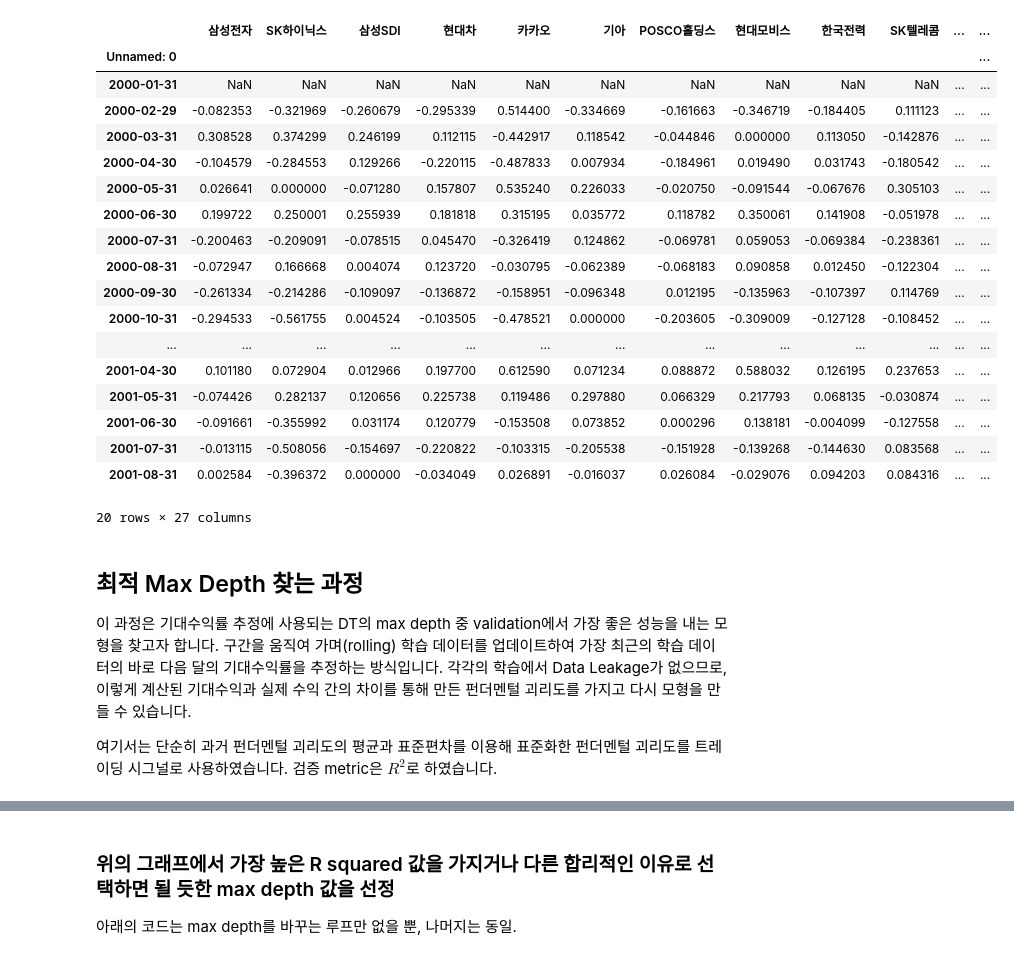
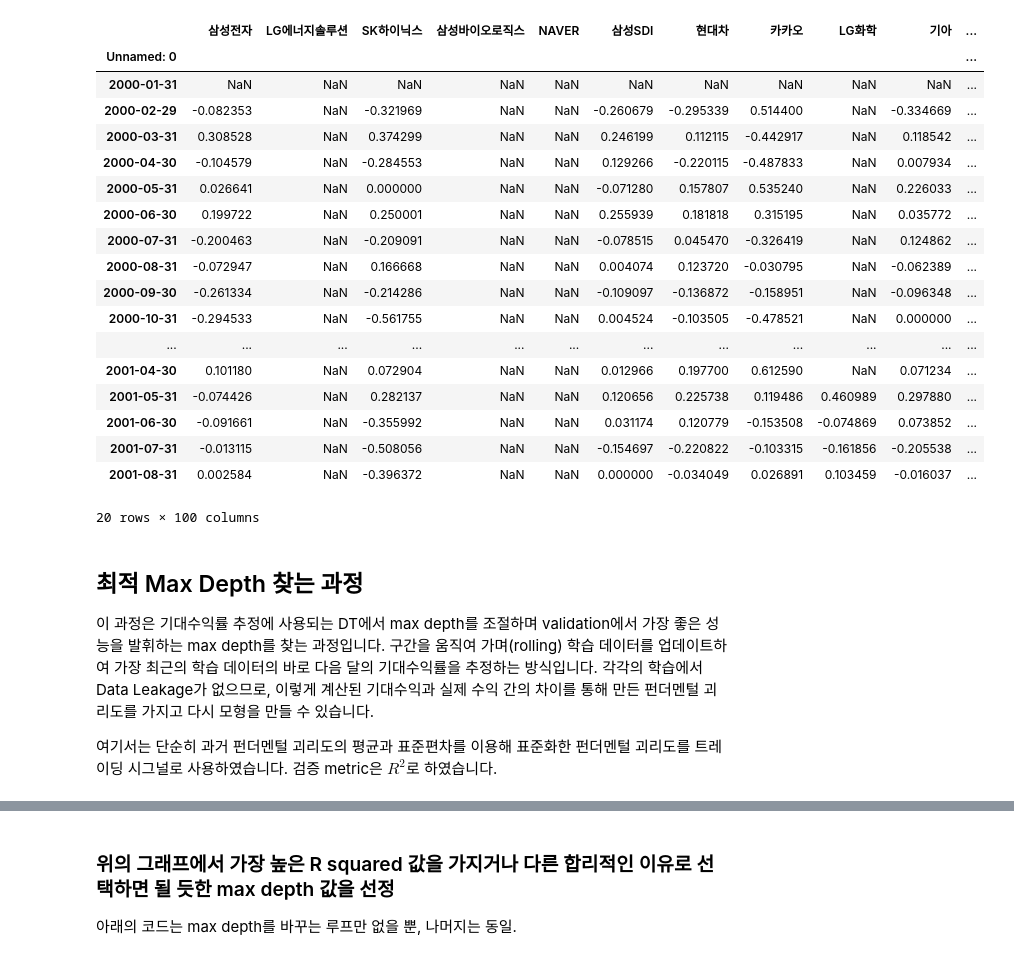
Before and after one commit to DalkomCandy/Python, a Jupyter notebook: 10. Finance/금융머신러닝/기말과제/정리본.ipynb, the cells around one changed output, grey strips where cells are left out. Saved outputs shown, nothing was run; the diff lists cells and outputs as text; code cells hidden in the pictures.

```diff
--- a/10. Finance/금융머신러닝/기말과제/정리본.ipynb
+++ b/10. Finance/금융머신러닝/기말과제/정리본.ipynb
@@ -57,34 +74,34 @@ sale.head(30)
 # %%
 returns = price.pct_change()
 # %%
-price = price.dropna(axis=1)
+#price = price.dropna(axis=1)
 returns = price.shift(0).pct_change()
 returns0 = price.shift(0).pct_change()
 returns.head(20)
 # %% [output]
-|  | 삼성전자 | SK하이닉스 | 삼성SDI | 현대차 | 카카오 | 기아 | POSCO홀딩스 | 현대모비스 | 한국전력 | SK텔레콤 | ... | ... |
-| Unnamed: 0 |  |  |  |  |  |  |  |  |  |  |  | ... |
-| 2000-01-31 | NaN | NaN | NaN | NaN | NaN | NaN | NaN | NaN | NaN | NaN | ... | ... |
-| 2000-02-29 | -0.082353 | -0.321969 | -0.260679 | -0.295339 | 0.514400 | -0.334669 | -0.161663 | -0.346719 | -0.184405 | 0.111123 | ... | ... |
-| 2000-03-31 | 0.308528 | 0.374299 | 0.246199 | 0.112115 | -0.442917 | 0.118542 | -0.044846 | 0.000000 | 0.113050 | -0.142876 | ... | ... |
-| 2000-04-30 | -0.104579 | -0.284553 | 0.129266 | -0.220115 | -0.487833 | 0.007934 | -0.184961 | 0.019490 | 0.031743 | -0.180542 | ... | ... |
-| 2000-05-31 | 0.026641 | 0.000000 | -0.071280 | 0.157807 | 0.535240 | 0.226033 | -0.020750 | -0.091544 | -0.067676 | 0.305103 | ... | ... |
-| 2000-06-30 | 0.199722 | 0.250001 | 0.255939 | 0.181818 | 0.315195 | 0.035772 | 0.118782 | 0.350061 | 0.141908 | -0.051978 | ... | ... |
-| 2000-07-31 | -0.200463 | -0.209091 | -0.078515 | 0.045470 | -0.326419 | 0.124862 | -0.069781 | 0.059053 | -0.069384 | -0.238361 | ... | ... |
-| 2000-08-31 | -0.072947 | 0.166668 | 0.004074 | 0.123720 | -0.030795 | -0.062389 | -0.068183 | 0.090858 | 0.012450 | -0.122304 | ... | ... |
-| 2000-09-30 | -0.261334 | -0.214286 | -0.109097 | -0.136872 | -0.158951 | -0.096348 | 0.012195 | -0.135963 | -0.107397 | 0.114769 | ... | ... |
-| 2000-10-31 | -0.294533 | -0.561755 | 0.004524 | -0.103505 | -0.478521 | 0.000000 | -0.203605 | -0.309009 | -0.127128 | -0.108452 | ... | ... |
-| ... | ... | ... | ... | ... | ... | ... | ... | ... | ... | ... | ... | ... |
-| 2001-04-30 | 0.101180 | 0.072904 | 0.012966 | 0.197700 | 0.612590 | 0.071234 | 0.088872 | 0.588032 | 0.126195 | 0.237653 | ... | ... |
-| 2001-05-31 | -0.074426 | 0.282137 | 0.120656 | 0.225738 | 0.119486 | 0.297880 | 0.066329 | 0.217793 | 0.068135 | -0.030874 | ... | ... |
-| 2001-06-30 | -0.091661 | -0.355992 | 0.031174 | 0.120779 | -0.153508 | 0.073852 | 0.000296 | 0.138181 | -0.004099 | -0.127558 | ... | ... |
-| 2001-07-31 | -0.013115 | -0.508056 | -0.154697 | -0.220822 | -0.103315 | -0.205538 | -0.151928 | -0.139268 | -0.144630 | 0.083568 | ... | ... |
-| 2001-08-31 | 0.002584 | -0.396372 | 0.000000 | -0.034049 | 0.026891 | -0.016037 | 0.026084 | -0.029076 | 0.094203 | 0.084316 | ... | ... |
+|  | 삼성전자 | LG에너지솔루션 | SK하이닉스 | 삼성바이오로직스 | NAVER | 삼성SDI | 현대차 | 카카오 | LG화학 | 기아 | ... |
+| Unnamed: 0 |  |  |  |  |  |  |  |  |  |  | ... |
+| 2000-01-31 | NaN | NaN | NaN | NaN | NaN | NaN | NaN | NaN | NaN | NaN | ... |
+| 2000-02-29 | -0.082353 | NaN | -0.321969 | NaN | NaN | -0.260679 | -0.295339 | 0.514400 | NaN | -0.334669 | ... |
+| 2000-03-31 | 0.308528 | NaN | 0.374299 | NaN | NaN | 0.246199 | 0.112115 | -0.442917 | NaN | 0.118542 | ... |
+| 2000-04-30 | -0.104579 | NaN | -0.284553 | NaN | NaN | 0.129266 | -0.220115 | -0.487833 | NaN | 0.007934 | ... |
+| 2000-05-31 | 0.026641 | NaN | 0.000000 | NaN | NaN | -0.071280 | 0.157807 | 0.535240 | NaN | 0.226033 | ... |
+| 2000-06-30 | 0.199722 | NaN | 0.250001 | NaN | NaN | 0.255939 | 0.181818 | 0.315195 | NaN | 0.035772 | ... |
+| 2000-07-31 | -0.200463 | NaN | -0.209091 | NaN | NaN | -0.078515 | 0.045470 | -0.326419 | NaN | 0.124862 | ... |
+| 2000-08-31 | -0.072947 | NaN | 0.166668 | NaN | NaN | 0.004074 | 0.123720 | -0.030795 | NaN | -0.062389 | ... |
+| 2000-09-30 | -0.261334 | NaN | -0.214286 | NaN | NaN | -0.109097 | -0.136872 | -0.158951 | NaN | -0.096348 | ... |
+| 2000-10-31 | -0.294533 | NaN | -0.561755 | NaN | NaN | 0.004524 | -0.103505 | -0.478521 | NaN | 0.000000 | ... |
+| ... | ... | ... | ... | ... | ... | ... | ... | ... | ... | ... | ... |
+| 2001-04-30 | 0.101180 | NaN | 0.072904 | NaN | NaN | 0.012966 | 0.197700 | 0.612590 | NaN | 0.071234 | ... |
+| 2001-05-31 | -0.074426 | NaN | 0.282137 | NaN | NaN | 0.120656 | 0.225738 | 0.119486 | 0.460989 | 0.297880 | ... |
+| 2001-06-30 | -0.091661 | NaN | -0.355992 | NaN | NaN | 0.031174 | 0.120779 | -0.153508 | -0.074869 | 0.073852 | ... |
+| 2001-07-31 | -0.013115 | NaN | -0.508056 | NaN | NaN | -0.154697 | -0.220822 | -0.103315 | -0.161856 | -0.205538 | ... |
+| 2001-08-31 | 0.002584 | NaN | -0.396372 | NaN | NaN | 0.000000 | -0.034049 | 0.026891 | 0.103459 | -0.016037 | ... |
-20 rows × 27 columns
+20 rows × 100 columns
 # %% [markdown]
 ## 최적 Max Depth 찾는 과정
 
-이 과정은 기대수익률 추정에 사용되는 DT의 max depth 중 validation에서 가장 좋은 성능을 내는 모형을 찾고자 합니다.
+이 과정은 기대수익률 추정에 사용되는 DT에서 max depth를 조절하며 validation에서 가장 좋은 성능을 발휘하는 max depth를 찾는 과정입니다.
 구간을 움직여 가며(rolling) 학습 데이터를 업데이트하여 가장 최근의 학습 데이터의 바로 다음 달의 기대수익률을 추정하는 방식입니다.
 각각의 학습에서 Data Leakage가 없으므로, 이렇게 계산된 기대수익과 실제 수익 간의 차이를 통해 만든 펀더멘털 괴리도를 가지고 다시 모형을 만들 수 있습니다.
 
```
Also changed, not shown: parts of 24 cells of this notebook, 3 other files.
